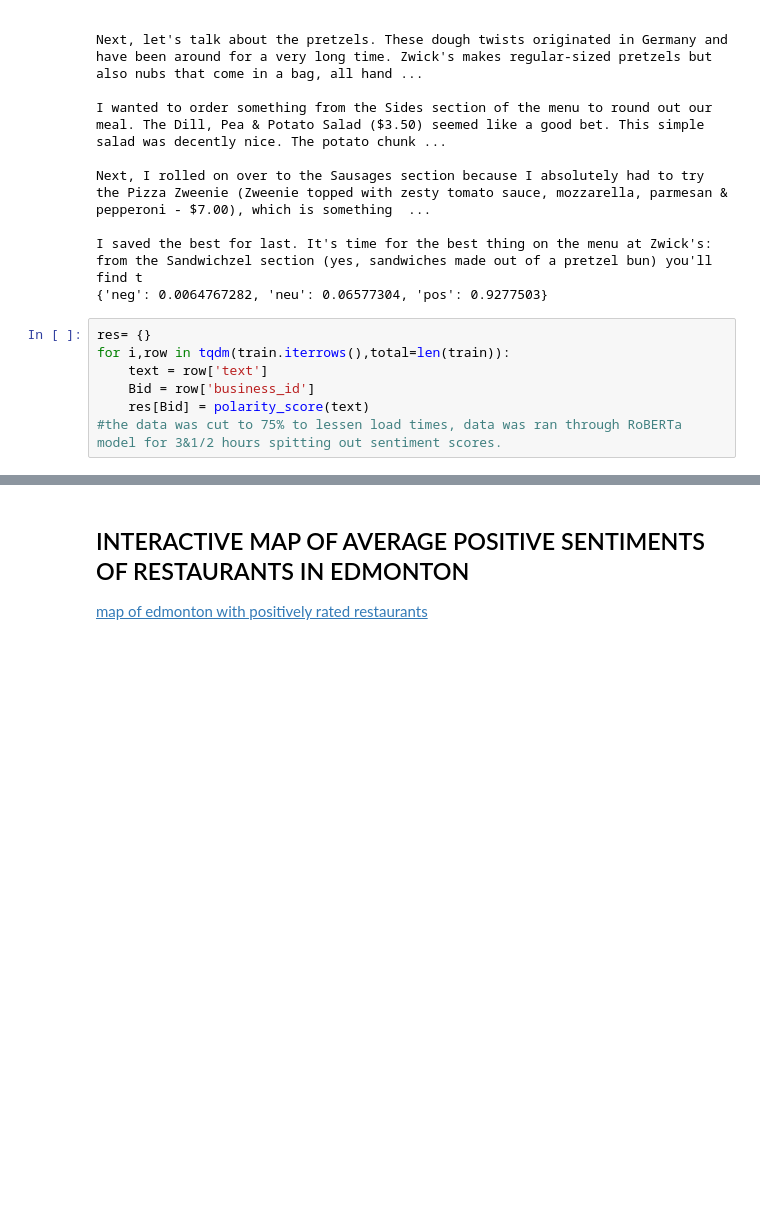
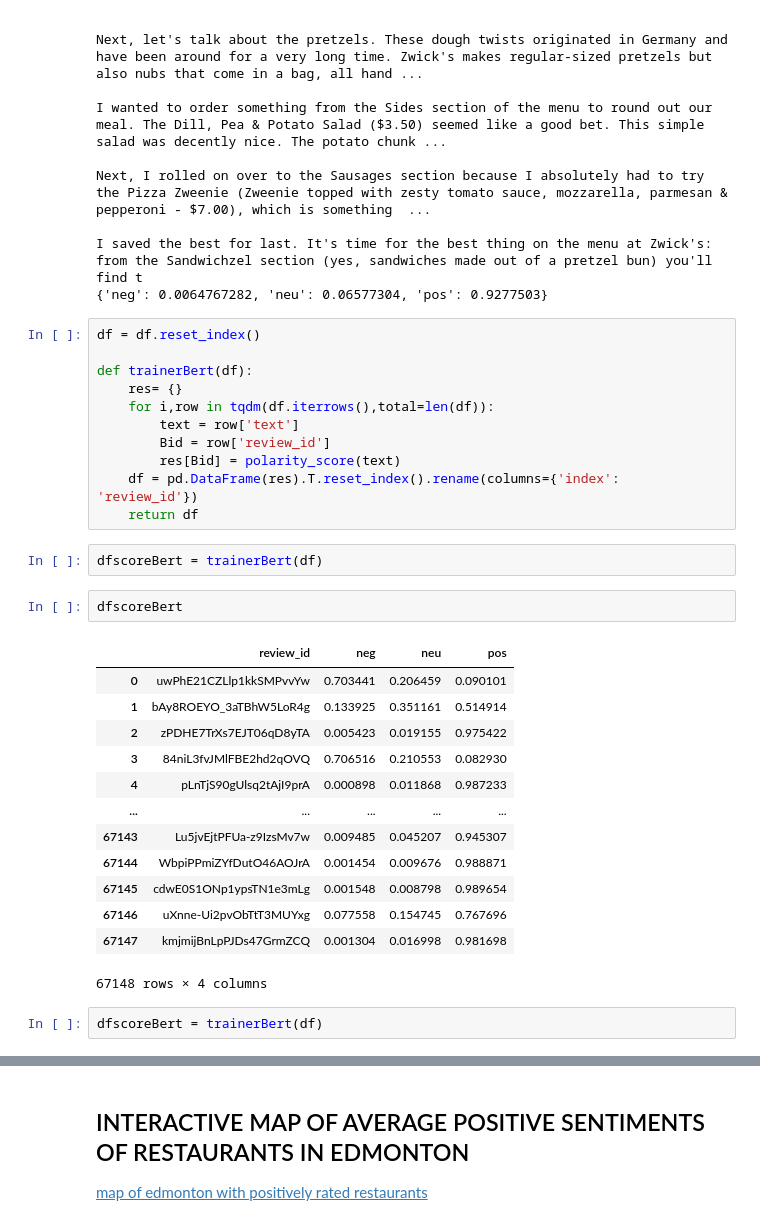
Before and after one commit to ksjhe/CMPT353-Yelp-Sentiment, a Jupyter notebook: 4b. Sentiment Modeling (Researched Models).ipynb, the cells around one changed output, grey strips where cells are left out. Saved outputs shown, nothing was run; the diff lists cells and outputs as text; blank space fills up the shorter version.

```diff
--- a/4b. Sentiment Modeling (Researched Models).ipynb
+++ b/4b. Sentiment Modeling (Researched Models).ipynb
@@ -288,10 +286,34 @@ Next, I rolled on over to the Sausages section because I absolutely had to try t
 I saved the best for last. It's time for the best thing on the menu at Zwick's: from the Sandwichzel section (yes, sandwiches made out of a pretzel bun) you'll find t
 {'neg': 0.0064767282, 'neu': 0.06577304, 'pos': 0.9277503}
 # %%
-res= {}
-for i,row in tqdm(train.iterrows(),total=len(train)):
-    text = row['text']
-    Bid = row['business_id']
-    res[Bid] = polarity_score(text)
-#the data was cut to 75% to lessen load times, data was ran through RoBERTa model for 3&1/2 hours spitting out sentiment scores.
+df = df.reset_index()
+
+def trainerBert(df):
+    res= {}
+    for i,row in tqdm(df.iterrows(),total=len(df)):
+        text = row['text']
+        Bid = row['review_id']
+        res[Bid] = polarity_score(text)
+    df = pd.DataFrame(res).T.reset_index().rename(columns={'index': 'review_id'})
+    return df
+# %%
+dfscoreBert = trainerBert(df)
+# %%
+dfscoreBert
+# %% [output]
+|  | review_id | neg | neu | pos |
+| 0 | uwPhE21CZLlp1kkSMPvvYw | 0.703441 | 0.206459 | 0.090101 |
+| 1 | bAy8ROEYO_3aTBhW5LoR4g | 0.133925 | 0.351161 | 0.514914 |
+| 2 | zPDHE7TrXs7EJT06qD8yTA | 0.005423 | 0.019155 | 0.975422 |
+| 3 | 84niL3fvJMlFBE2hd2qOVQ | 0.706516 | 0.210553 | 0.082930 |
+| 4 | pLnTjS90gUlsq2tAjI9prA | 0.000898 | 0.011868 | 0.987233 |
+| ... | ... | ... | ... | ... |
+| 67143 | Lu5jvEjtPFUa-z9IzsMv7w | 0.009485 | 0.045207 | 0.945307 |
+| 67144 | WbpiPPmiZYfDutO46AOJrA | 0.001454 | 0.009676 | 0.988871 |
+| 67145 | cdwE0S1ONp1ypsTN1e3mLg | 0.001548 | 0.008798 | 0.989654 |
+| 67146 | uXnne-Ui2pvObTtT3MUYxg | 0.077558 | 0.154745 | 0.767696 |
+| 67147 | kmjmijBnLpPJDs47GrmZCQ | 0.001304 | 0.016998 | 0.981698 |
+67148 rows × 4 columns
+# %%
+dfscoreBert = trainerBert(df)
 # %%
```
Also changed, not shown: parts of 12 cells of this notebook, 3 other files.
